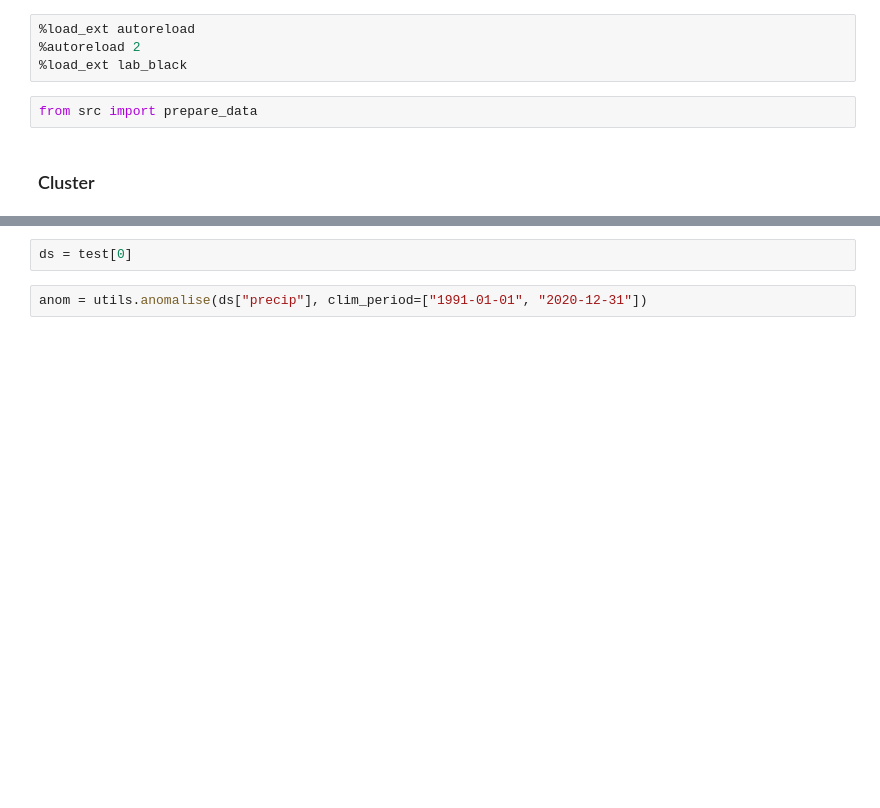
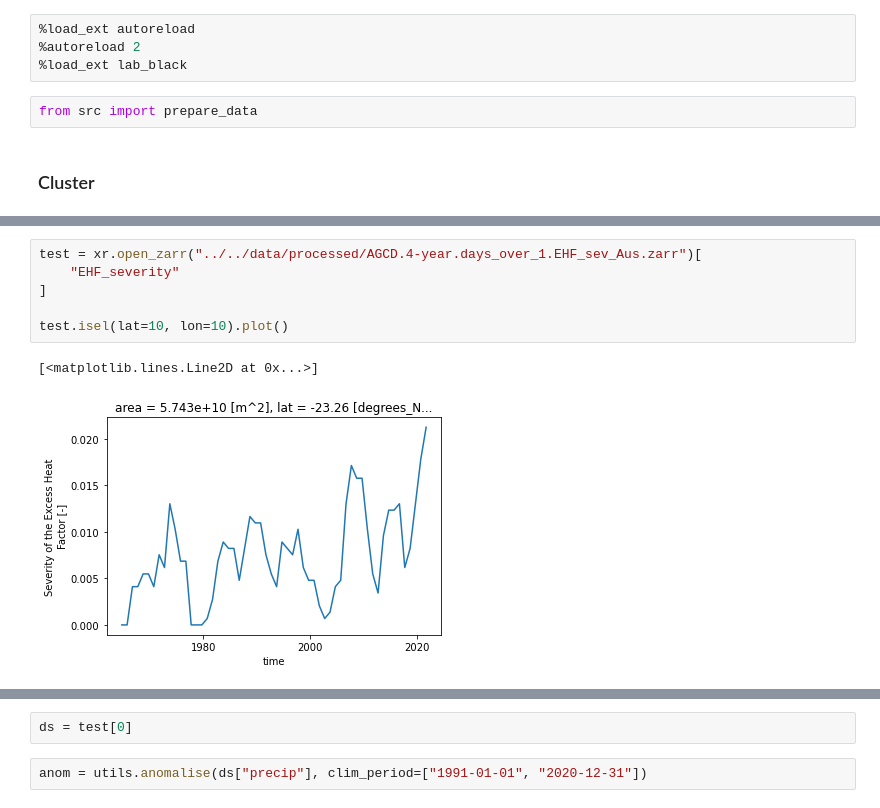
Before and after one commit to dougiesquire/CAFE-f6_documentation, a Jupyter notebook: notebooks/exploratory/prepare_data.ipynb, the cells around one changed output, grey strips where cells are left out. Cells and saved outputs as stored; diff of their text form; blank space fills up the shorter version.

```diff
--- a/notebooks/exploratory/prepare_data.ipynb
+++ b/notebooks/exploratory/prepare_data.ipynb
@@ -237,0 +197,9 @@ Arguments: ('Scheduler', 10.781982421875)
+# %%
+test = xr.open_zarr("../../data/processed/AGCD.4-year.days_over_1.EHF_sev_Aus.zarr")[
+    "EHF_severity"
+]
+
+test.isel(lat=10, lon=10).plot()
+# %% [output]
+[<matplotlib.lines.Line2D at 0x...>]
+[figure, added]
```
Also changed, not shown: parts of 29 cells of this notebook, 8 other files.
